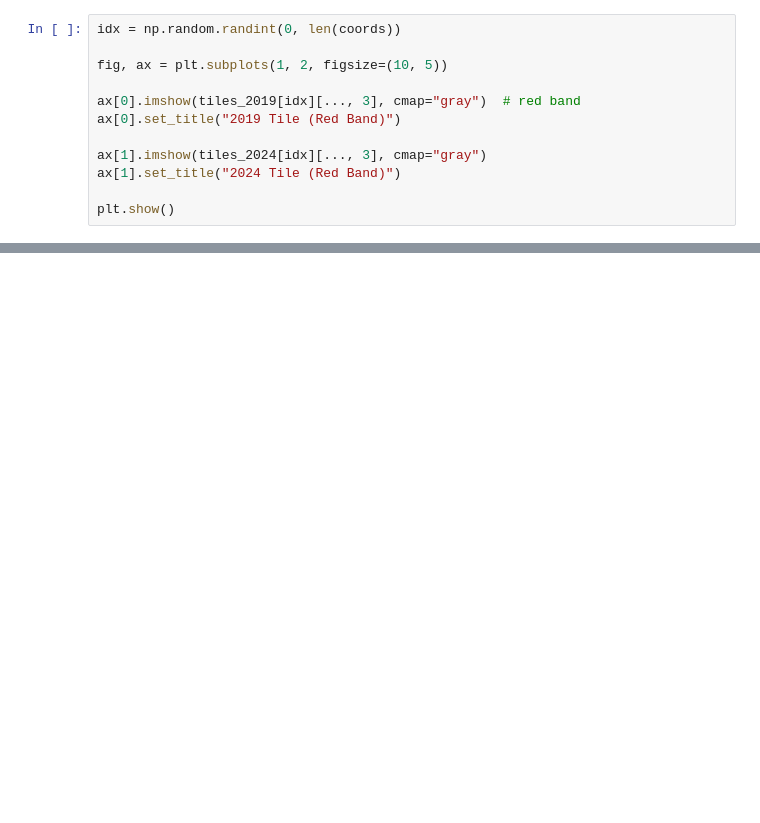
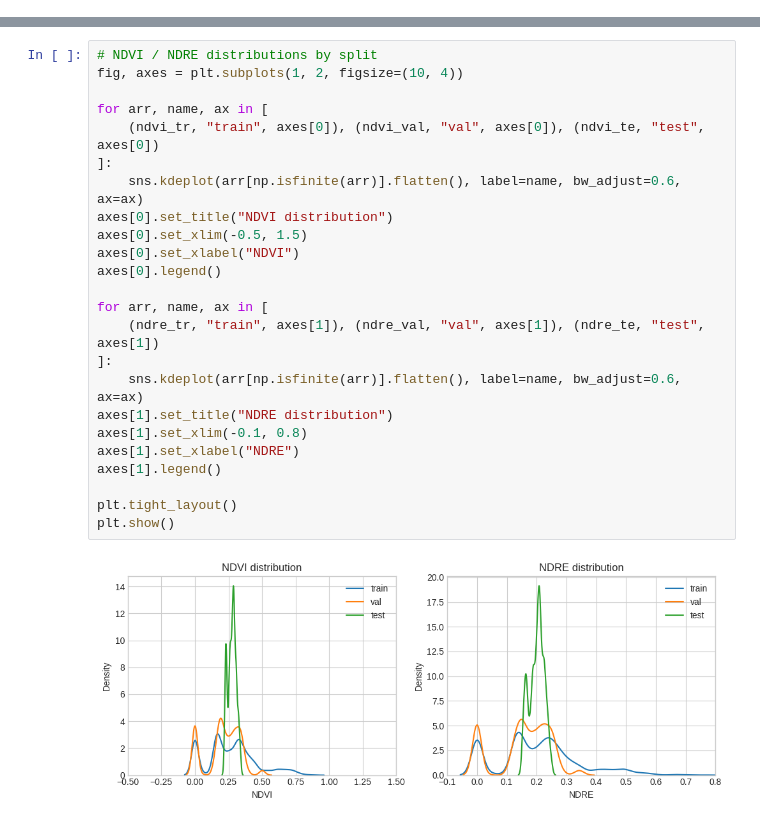
Before and after one commit to hmeyer8/Nitrogen-Deficiency, a Jupyter notebook: notebooks/02_sample_tiles.ipynb, the cells around one changed output, grey strips where cells are left out. Cells and saved outputs as stored; diff of their text form; blank space fills up the shorter version.

Commit message:
change to notebook data and model training

```diff
--- a/notebooks/02_sample_tiles.ipynb
+++ b/notebooks/02_sample_tiles.ipynb
@@ -28,12 +0,0 @@ plot same tile across time
-# %%
-idx = np.random.randint(0, len(coords))
-
-fig, ax = plt.subplots(1, 2, figsize=(10, 5))
-
-ax[0].imshow(tiles_2019[idx][..., 3], cmap="gray")  # red band
-ax[0].set_title("2019 Tile (Red Band)")
-
-ax[1].imshow(tiles_2024[idx][..., 3], cmap="gray")
-ax[1].set_title("2024 Tile (Red Band)")
-
-plt.show()
@@ -41,0 +66,26 @@ plt.show()
+# %%
+# NDVI / NDRE distributions by split
+fig, axes = plt.subplots(1, 2, figsize=(10, 4))
+
+for arr, name, ax in [
+    (ndvi_tr, "train", axes[0]), (ndvi_val, "val", axes[0]), (ndvi_te, "test", axes[0])
+]:
+    sns.kdeplot(arr[np.isfinite(arr)].flatten(), label=name, bw_adjust=0.6, ax=ax)
+axes[0].set_title("NDVI distribution")
+axes[0].set_xlim(-0.5, 1.5)
+axes[0].set_xlabel("NDVI")
+axes[0].legend()
+
+for arr, name, ax in [
+    (ndre_tr, "train", axes[1]), (ndre_val, "val", axes[1]), (ndre_te, "test", axes[1])
+]:
+    sns.kdeplot(arr[np.isfinite(arr)].flatten(), label=name, bw_adjust=0.6, ax=ax)
+axes[1].set_title("NDRE distribution")
+axes[1].set_xlim(-0.1, 0.8)
+axes[1].set_xlabel("NDRE")
+axes[1].legend()
+
+plt.tight_layout()
+plt.show()
+# %% [output]
+[figure, added]
```
Also changed, not shown: parts of 19 cells of this notebook, 7 other files.
